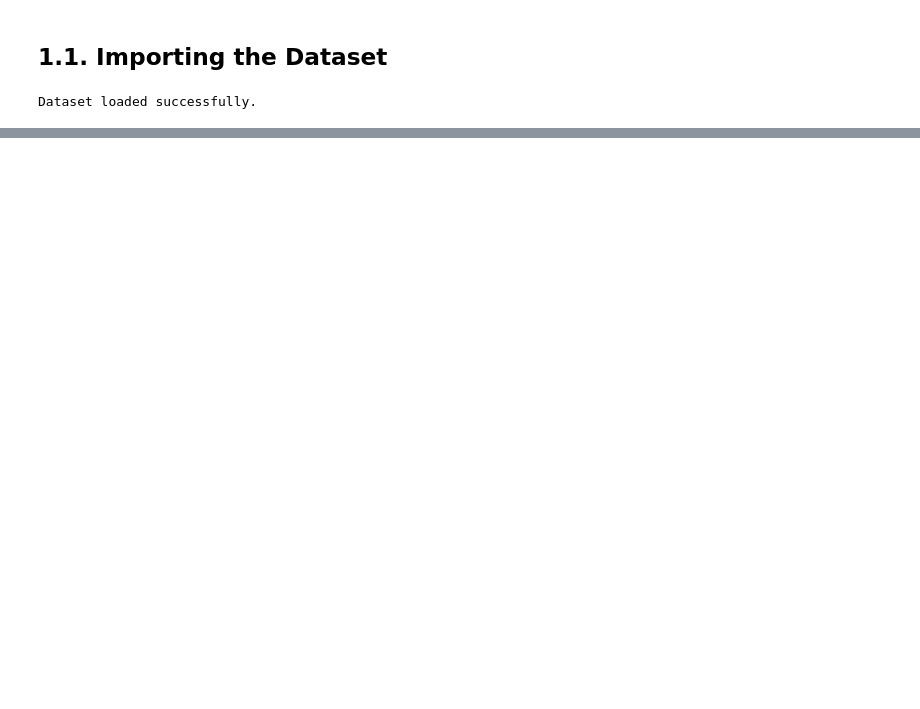
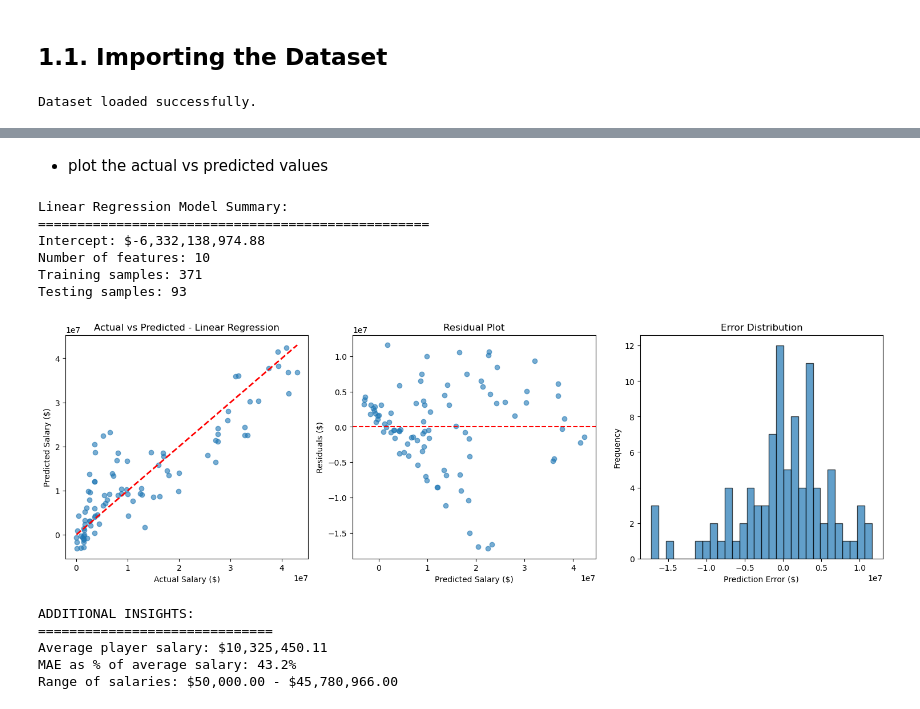
Before and after one commit to RattleBrattle/NBA-Game-Machine-learning-Regression-Model, a Jupyter notebook: Regression_model.ipynb, the cells around one changed output, grey strips where cells are left out. Saved outputs shown, nothing was run; the diff lists cells and outputs as text; code cells hidden in the pictures; blank space fills up the shorter version.

Commit message:
Add First Linear Regression Model.

```diff
--- a/Regression_model.ipynb
+++ b/Regression_model.ipynb
@@ -21,7 +19,7 @@ ModuleNotFoundError: No module named 'xgboost'
 ## 1.1. Importing the Dataset
 # %%
 try:
-    df = pd.read_csv("nba2k_cleaned_v1.csv")
+    df = pd.read_csv("Datasets/nba2k_cleaned_v1.csv")
     print("Dataset loaded successfully.")
 except FileNotFoundError:
     print("Error: Dataset file not found. Please check the file path.")
@@ -66,0 +107,64 @@ ModuleNotFoundError: No module named 'xgboost'
+# %% [markdown]
+- plot the actual vs predicted values
+# %%
+# Enhanced version with visualizations
+def plot_regression_results(y_true, y_pred, model_name="Linear Regression"):
+    plt.figure(figsize=(15, 5))
+
+    # Plot 1: Actual vs Predicted
+    plt.subplot(1, 3, 1)
+    plt.scatter(y_true, y_pred, alpha=0.6)
+    plt.plot([y_true.min(), y_true.max()], [y_true.min(), y_true.max()], 'r--', lw=2)
+    plt.xlabel('Actual Salary ($)')
+    plt.ylabel('Predicted Salary ($)')
+    plt.title(f'Actual vs Predicted - {model_name}')
+
+    # Plot 2: Residuals
+    residuals = y_true - y_pred
+    plt.subplot(1, 3, 2)
+    plt.scatter(y_pred, residuals, alpha=0.6)
+    plt.axhline(y=0, color='r', linestyle='--')
+    plt.xlabel('Predicted Salary ($)')
+    plt.ylabel('Residuals ($)')
+    plt.title('Residual Plot')
+
+    # Plot 3: Error distribution
+    plt.subplot(1, 3, 3)
+    plt.hist(residuals, bins=30, alpha=0.7, edgecolor='black')
+    plt.xlabel('Prediction Error ($)')
+    plt.ylabel('Frequency')
+    plt.title('Error Distribution')
+
+    plt.tight_layout()
+    plt.show()
+
+# Run the enhanced analysis
+print("Linear Regression Model Summary:")
+print("=" * 50)
+print(f"Intercept: ${lr_model.intercept_:,.2f}")
+print(f"Number of features: {X.shape[1]}")
+print(f"Training samples: {X_train.shape[0]}")
+print(f"Testing samples: {X_test.shape[0]}")
+
+# Generate visualizations
+plot_regression_results(y_test, y_pred)
+
+# Additional insights
+print("\nADDITIONAL INSIGHTS:")
+print("=" * 30)
+print(f"Average player salary: ${y.mean():,.2f}")
+print(f"MAE as % of average salary: {(mae / y.mean()) * 100:.1f}%")
+print(f"Range of salaries: ${y.min():,.2f} - ${y.max():,.2f}")
+# %% [output]
+Linear Regression Model Summary:
+==================================================
+Intercept: $-6,332,138,974.88
+Number of features: 10
+Training samples: 371
+Testing samples: 93
+[figure, added]
+ADDITIONAL INSIGHTS:
+==============================
+Average player salary: $10,325,450.11
+MAE as % of average salary: 43.2%
+Range of salaries: $50,000.00 - $45,780,966.00
```
Also changed, not shown: parts of 7 cells of this notebook.
